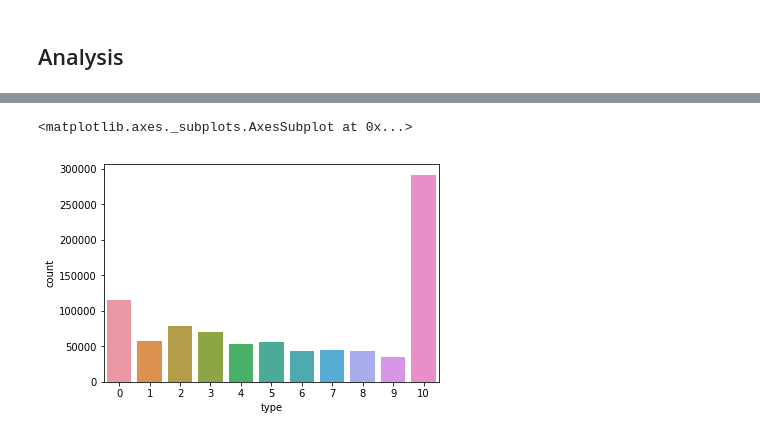
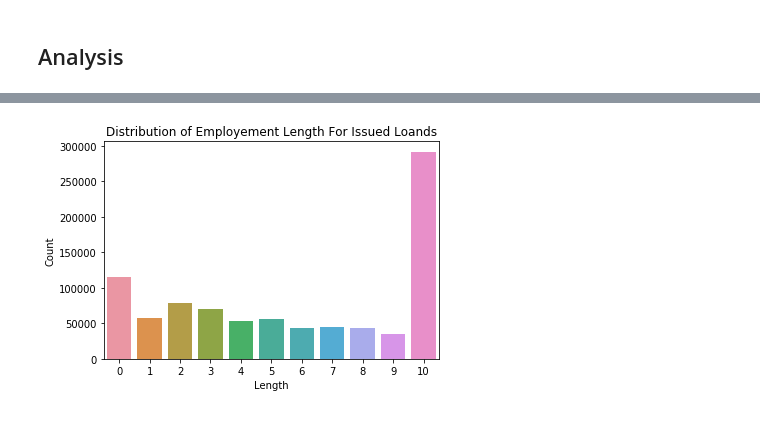
Before and after one commit to Deedasmi/mis665_final, a Jupyter notebook: mis665_final.ipynb, the cells around one changed output, grey strips where cells are left out. Cells and saved outputs as stored; diff of their text form; code cells hidden in the pictures.

```diff
--- a/mis665_final.ipynb
+++ b/mis665_final.ipynb
@@ -30,7 +30,7 @@ import matplotlib.pyplot as plt
 import matplotlib
 %matplotlib inline
 # %%
-df = pd.read_csv("loan.csv")
+df = pd.read_csv("data/loan.csv")
 df.head(10)
 # %% [output]
 |  | id | member_id | loan_amnt | funded_amnt | funded_amnt_inv | term | int_rate | installment | grade | ... |
@@ -161,7 +169,8 @@ f.columns = ['type','count']
 # %%
 sns.barplot(y='count', x='type', data=f)
 plt.xlabel("Length")
-plt.ylabel("Co")
+plt.ylabel("Count")
+plt.title("Distribution of Employement Length For Issued Loands")
+plt.show()
 # %% [output]
-<matplotlib.axes._subplots.AxesSubplot at 0x...>
-[figure, old version]
+[figure, new version]
```
Also changed, not shown: parts of 10 cells of this notebook.
